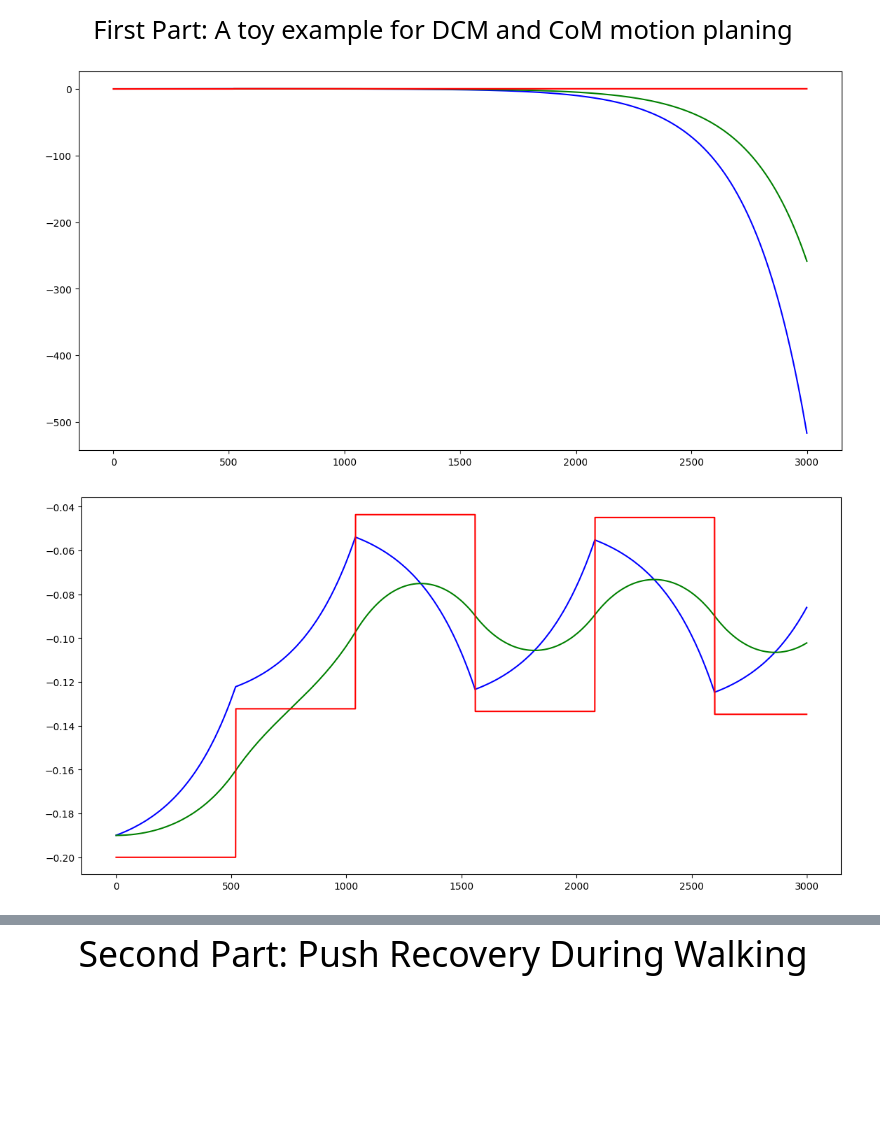
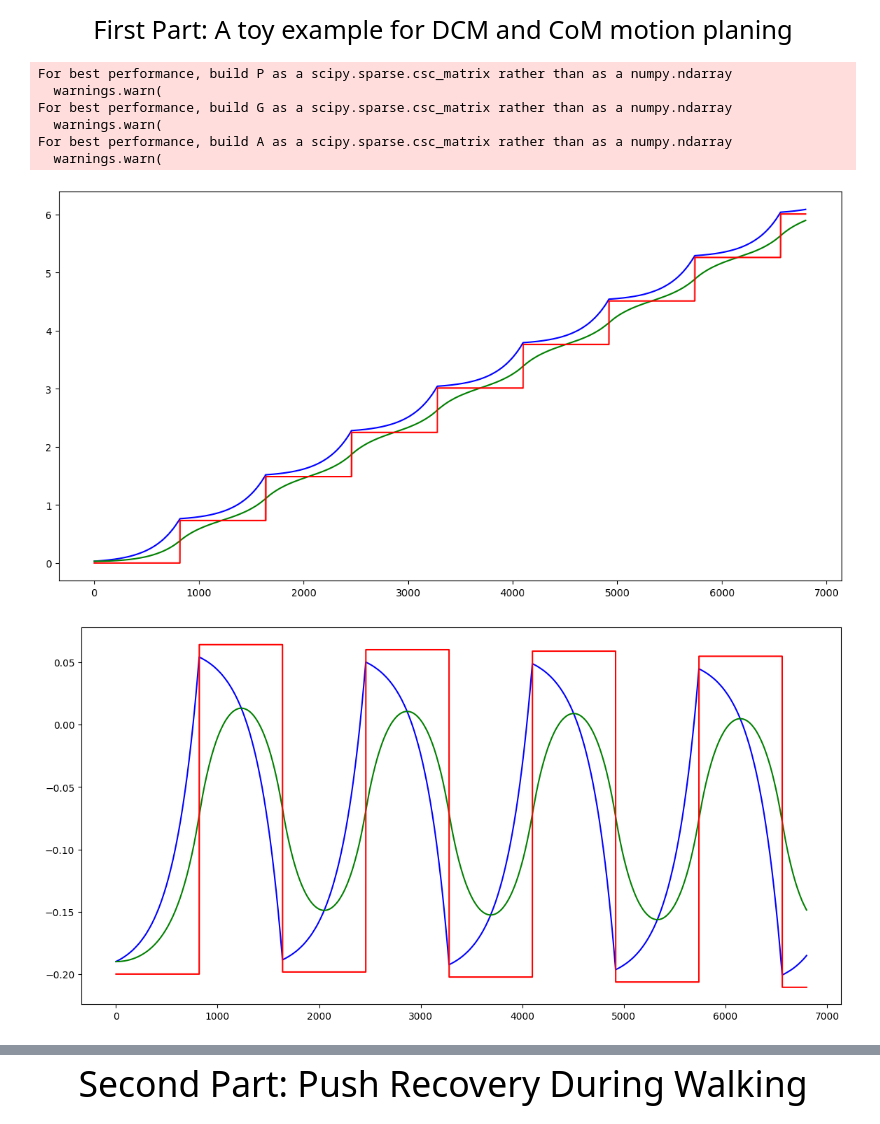
Before and after one commit to chrismtl/lr-biped-start, a Jupyter notebook: DCM-Locomotion.ipynb, the cells around one changed output, grey strips where cells are left out. Saved outputs shown, nothing was run; the diff lists cells and outputs as text; code cells hidden in the pictures; blank space fills up the shorter version.

```diff
--- a/DCM-Locomotion.ipynb
+++ b/DCM-Locomotion.ipynb
@@ -49,7 +49,7 @@ internalStep=0.0
 deltaStepDurationMin= 0.3 # we substract this value from nominal step duration to find lower boundry of step duration constraint
 deltaStepDurationMax= 1.3 # we add this value to nominal step duration to find upper boundry of step duration constraint
 
-for iter in range(3000):
+for iter in range(6800):
     alphaCoPX = 1.0
     alphaCoPY = 1.0
     alphaSigma = 1.0
@@ -143,32 +143,38 @@ for iter in range(3000):
 
             CoPX =U[0]
             CoPY =U[1]
 
             DCMx =DesiredDCM[0]
             DCMy =DesiredDCM[1]
     else:
         print("U:",U)
         print(iter,"simulation system has no solutions")
 
 
 # todo: uncomment to plot
 figg, (ax) = plt.subplots(figsize = (14, 7))
 ax.plot(np.array(DCMTrajectoryToy)[:,0],'b',label="DCM")
 ax.plot(np.array(CoMTrajectoryToy)[:,0],'g',label="CoM")
 ax.plot(np.array(CoPTrajectoryToy)[:,0],'r',label="Cop")
 plt.show()
 
 figg1, (ax1) = plt.subplots(figsize = (14, 7))
 ax1.plot(np.array(DCMTrajectoryToy)[:,1],'b',label="DCM")
 ax1.plot(np.array(CoMTrajectoryToy)[:,1],'g',label="CoM")
 ax1.plot(np.array(CoPTrajectoryToy)[:,1],'r',label="Cop")
 plt.show()
 
 figg2, (ax2) = plt.subplots(figsize = (14, 7))
 ax2.plot(np.array(DCMTrajectoryToy)[:,0],np.array(DCMTrajectoryToy)[:,1],'b',label="DCM")
 ax2.plot(np.array(CoMTrajectoryToy)[:,0],np.array(CoMTrajectoryToy)[:,1],'g',label="CoM")
 ax2.plot(np.array(CoPTrajectoryToy)[:,0],np.array(CoPTrajectoryToy)[:,1],'*r',label="CoP")
 plt.show()
 # %% [output]
+For best performance, build P as a scipy.sparse.csc_matrix rather than as a numpy.ndarray
+  warnings.warn(
+For best performance, build G as a scipy.sparse.csc_matrix rather than as a numpy.ndarray
+  warnings.warn(
+For best performance, build A as a scipy.sparse.csc_matrix rather than as a numpy.ndarray
+  warnings.warn(
-[figure, old version]
+[figure, new version]
-[figure, old version]
+[figure, new version]
```
Also changed, not shown: parts of 2 cells of this notebook.
